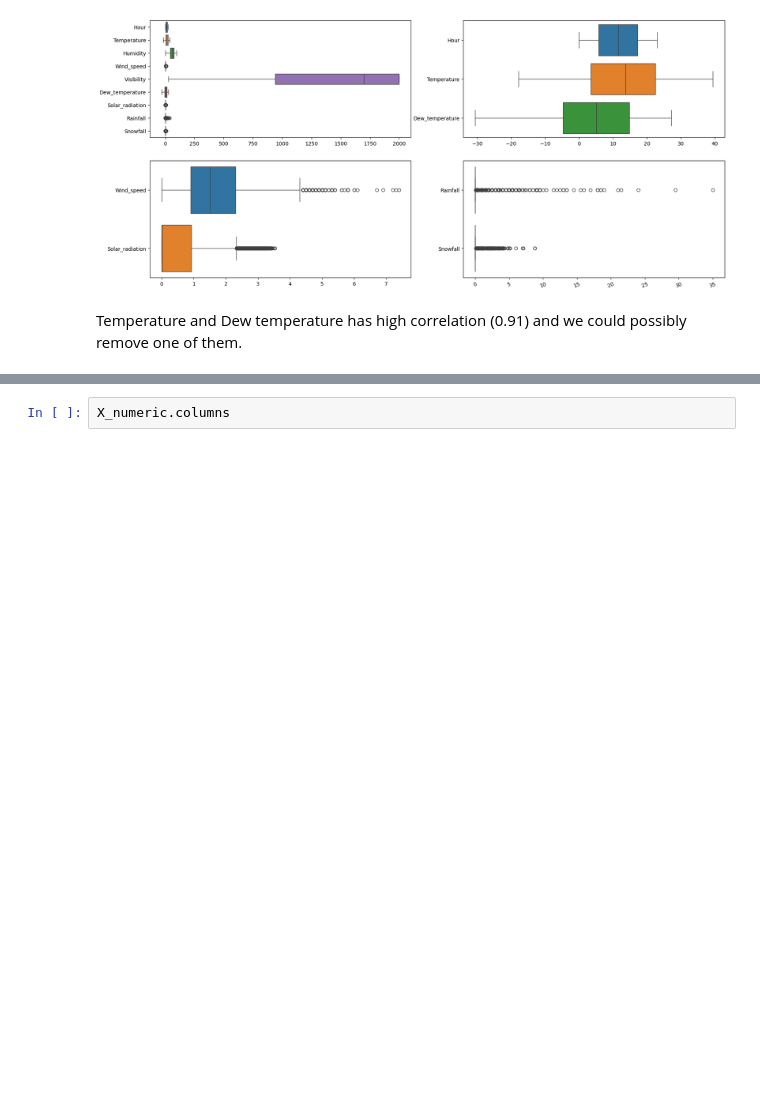
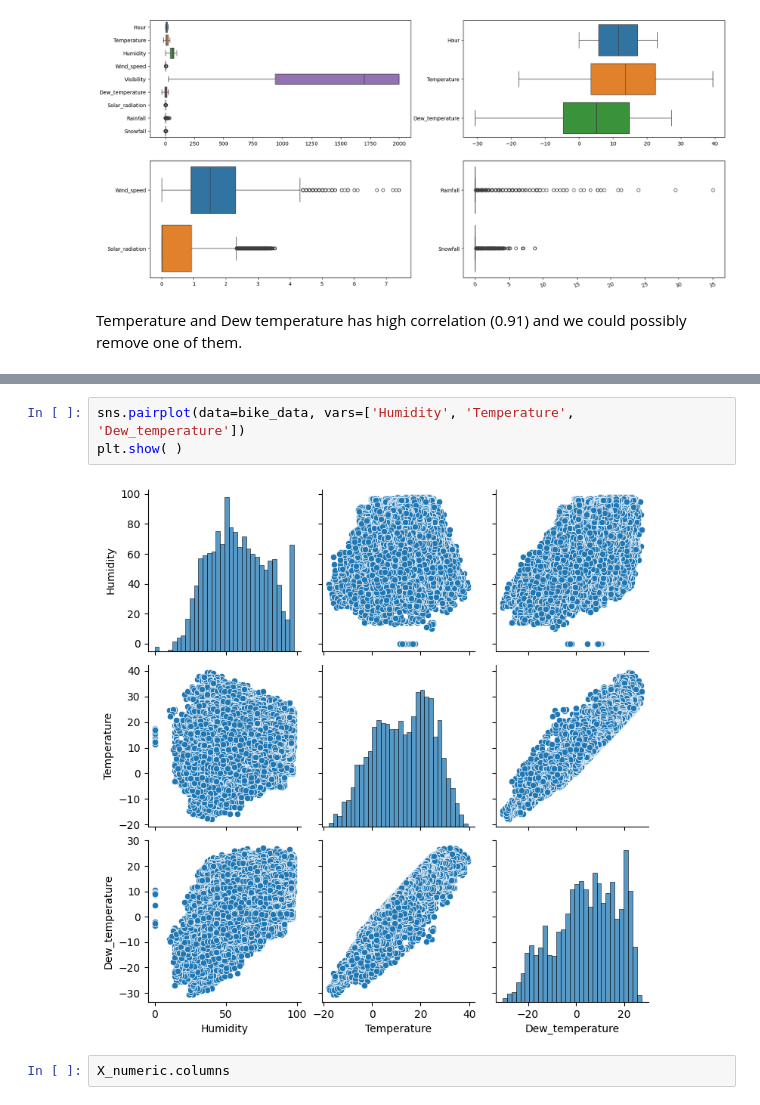
Before and after one commit to Monoji77/Analysis-of-Korean-Bike-Sharing-Dataset, a Jupyter notebook: notebooks/Seoul_Bike_Sharing.ipynb, the cells around one changed output, grey strips where cells are left out. Cells and saved outputs as stored; diff of their text form; blank space fills up the shorter version.

```diff
--- a/notebooks/Seoul_Bike_Sharing.ipynb
+++ b/notebooks/Seoul_Bike_Sharing.ipynb
@@ -202,3 +212,8 @@ plt.show()
+# %%
+sns.pairplot(data=bike_data, vars=['Humidity', 'Temperature', 'Dew_temperature'])
+plt.show( )
+# %% [output]
+[figure, added]
 # %%
 X_numeric.columns
 # %% [output]
```
Also changed, not shown: parts of 14 cells of this notebook.
